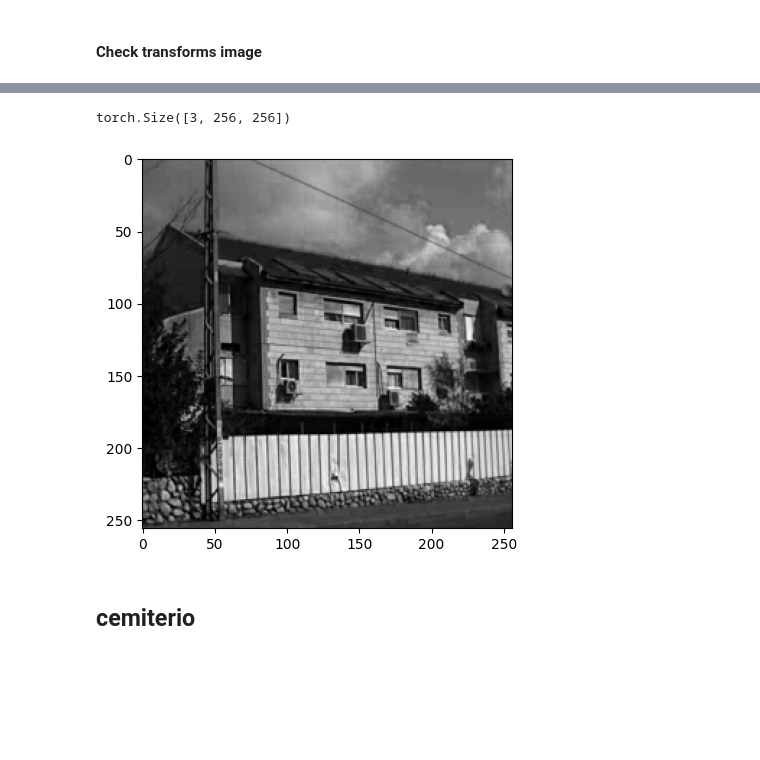
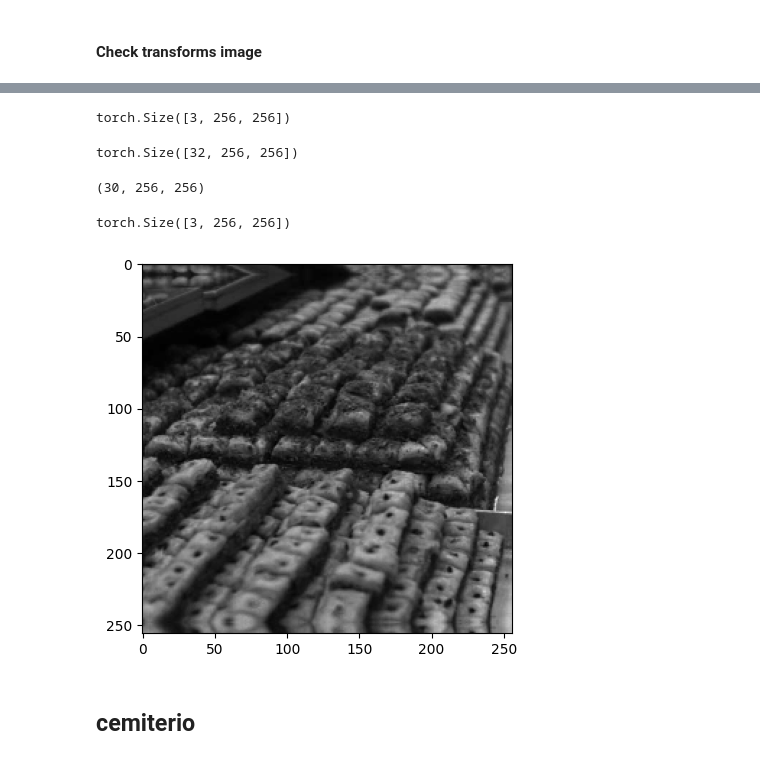
Before and after one commit to ana-caznok/recon-segment, a Jupyter notebook: notebooks/test_dataset_fixed.ipynb, the cells around one changed output, grey strips where cells are left out. Drawn from its saved outputs; the diff is of its cells as text; code cells hidden in the pictures; blank space fills up the shorter version.

Commit message:
fft in ntire and interpolation2 pseudohyp

```diff
--- a/notebooks/test_dataset_fixed.ipynb
+++ b/notebooks/test_dataset_fixed.ipynb
@@ -23,4 +23,4 @@ from ntire_dataset import NTIRE2022LikeDataset
 # %% [markdown]
 #### Check transforms image
 # %%
-my_transform = transform_factory('resize256')
+my_transform = transform_factory('downs2_fft_double_interp16_none_cpu_shift')
@@ -28,3 +34,5 @@ my_transform = transform_factory('resize256')
 dataset = NTIRE2022LikeDataset('/media/ana-caznok/SSD-08/NTIRE', split="train" ,transform=my_transform)
 # %%
 x, y, m = dataset[150]
+# %% [output]
+torch.Size([3, 256, 256])
@@ -33,17 +39,22 @@ x, y, m = dataset[150]
 # %%
 x.shape
 # %% [output]
-torch.Size([3, 256, 256])
+torch.Size([32, 256, 256])
+# %%
+x_np.shape
+# %% [output]
+(30, 256, 256)
 # %%
 import random
 
 x, y, m = random.choice(dataset)
 x_np = x.numpy()
 
-plt.imshow(x_np[2,:,:],cmap='gray')
+plt.imshow(x_np[16,:,:],cmap='gray')
 plt.show()
 # %% [output]
+torch.Size([3, 256, 256])
-[figure, old version]
+[figure, new version]
 # %%
 x
 # %%
```
Also changed, not shown: parts of 2 cells of this notebook, 5 other files.
